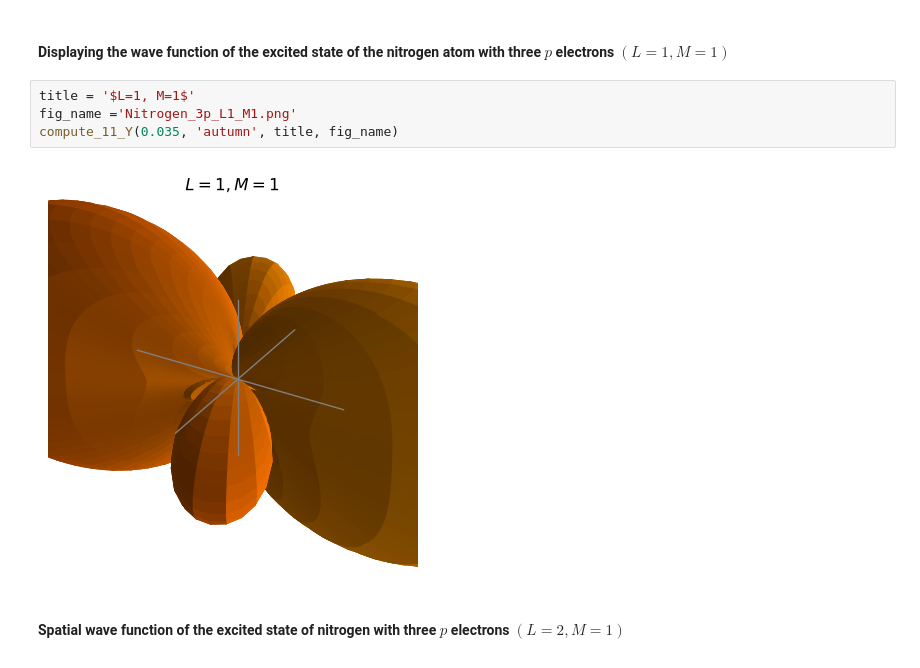
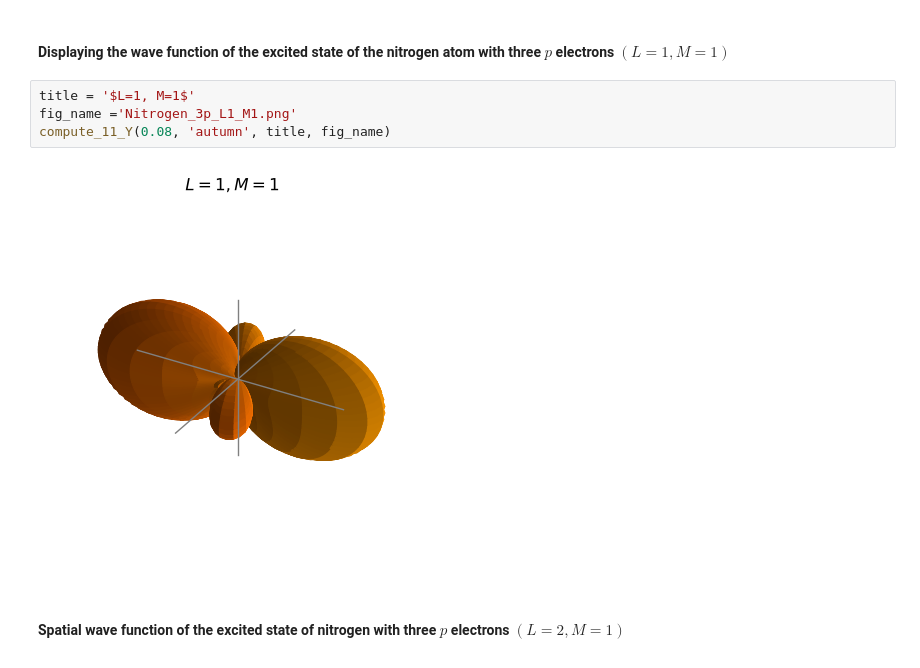
Before and after one commit to odibilnet/qccc, a Jupyter notebook: Chapter_02_Postulates_of_quantum_mechanics_V3.ipynb, the cells around one changed output. Saved outputs shown, nothing was run; the diff lists cells and outputs as text.

```diff
--- a/Chapter_02_Postulates_of_quantum_mechanics_V3.ipynb
+++ b/Chapter_02_Postulates_of_quantum_mechanics_V3.ipynb
@@ -606,9 +606,9 @@ def compute_11_Y(ax_lim, cmap, title, fig_name):
 # %%
 title = '$L=1, M=1$'
 fig_name ='Nitrogen_3p_L1_M1.png'
-compute_11_Y(0.035, 'autumn', title, fig_name)
+compute_11_Y(0.08, 'autumn', title, fig_name)
 # %% [output]
-[figure, old version]
+[figure, new version]
 # %% [markdown]
 #### Spatial wave function of the excited state of nitrogen with three $p$ electrons $(L=2, M=1)$
 $$\begin{array}{cccccc}
```
Also changed, not shown: parts of 3 cells of this notebook.
